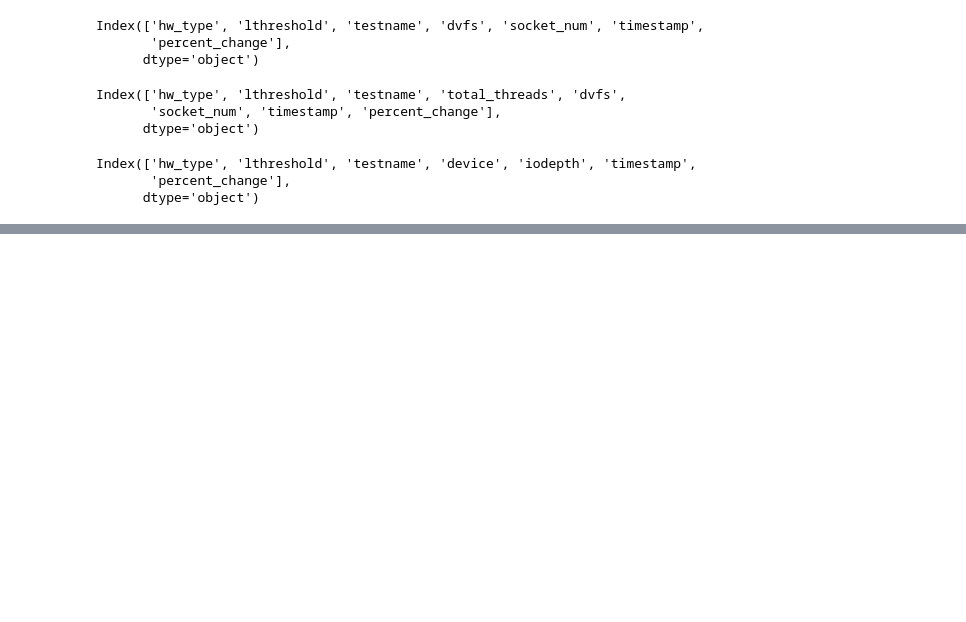
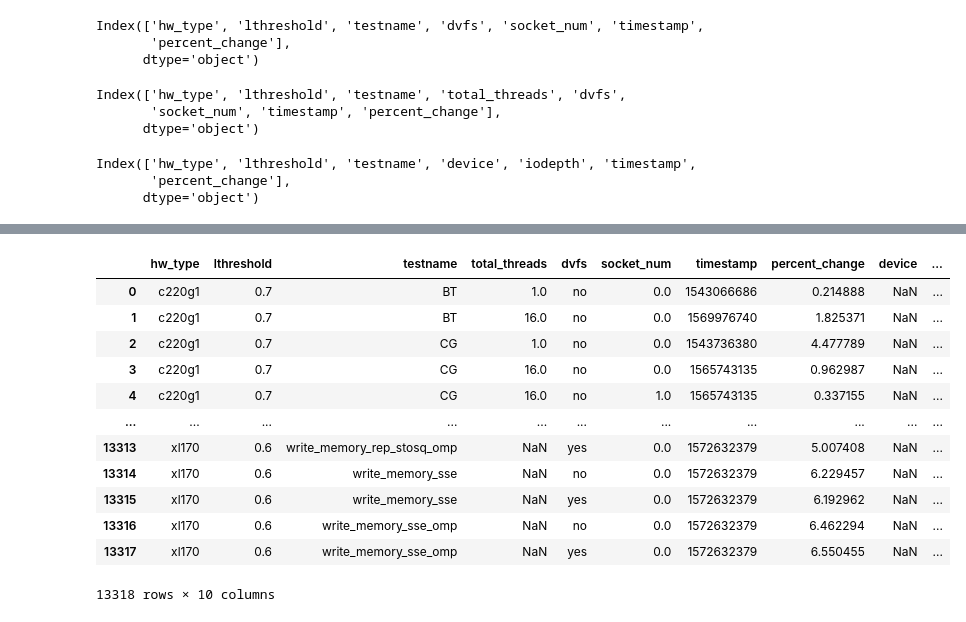
Before and after one commit to ZhaoNeil/cloud-performance-variability-prediction, a Jupyter notebook: CPD_prediction.ipynb, the cells around one changed output, grey strips where cells are left out. Saved outputs shown, nothing was run; the diff lists cells and outputs as text; code cells hidden in the pictures; blank space fills up the shorter version.

```diff
--- a/CPD_prediction.ipynb
+++ b/CPD_prediction.ipynb
@@ -401,0 +197,2 @@ RMSE(disk): 4.022586 days
+# %%
+memory_cpu = pd.merge(memory,cpu,how = 'outer',on = ['hw_type', 'lthreshold', 'testname', 'dvfs', 'socket_num', 'timestamp', 'percent_change'])
@@ -401,0 +257,18 @@ RMSE(disk): 4.022586 days
+# %%
+memory_cpu_disk = pd.merge(cpu_disk,memory_cpu,how = 'outer',on = ['hw_type', 'lthreshold', 'testname', 'socket_num', 'dvfs', 'total_threads', 'timestamp', 'percent_change'])
+# %%
+memory_cpu_disk
+# %% [output]
+|  | hw_type | lthreshold | testname | total_threads | dvfs | socket_num | timestamp | percent_change | device | ... |
+| 0 | c220g1 | 0.7 | BT | 1.0 | no | 0.0 | 1543066686 | 0.214888 | NaN | ... |
+| 1 | c220g1 | 0.7 | BT | 16.0 | no | 0.0 | 1569976740 | 1.825371 | NaN | ... |
+| 2 | c220g1 | 0.7 | CG | 1.0 | no | 0.0 | 1543736380 | 4.477789 | NaN | ... |
+| 3 | c220g1 | 0.7 | CG | 16.0 | no | 0.0 | 1565743135 | 0.962987 | NaN | ... |
+| 4 | c220g1 | 0.7 | CG | 16.0 | no | 1.0 | 1565743135 | 0.337155 | NaN | ... |
+| ... | ... | ... | ... | ... | ... | ... | ... | ... | ... | ... |
+| 13313 | xl170 | 0.6 | write_memory_rep_stosq_omp | NaN | yes | 0.0 | 1572632379 | 5.007408 | NaN | ... |
+| 13314 | xl170 | 0.6 | write_memory_sse | NaN | no | 0.0 | 1572632379 | 6.229457 | NaN | ... |
+| 13315 | xl170 | 0.6 | write_memory_sse | NaN | yes | 0.0 | 1572632379 | 6.192962 | NaN | ... |
+| 13316 | xl170 | 0.6 | write_memory_sse_omp | NaN | no | 0.0 | 1572632379 | 6.462294 | NaN | ... |
+| 13317 | xl170 | 0.6 | write_memory_sse_omp | NaN | yes | 0.0 | 1572632379 | 6.550455 | NaN | ... |
+13318 rows × 10 columns
```
Also changed, not shown: parts of 56 cells of this notebook.
